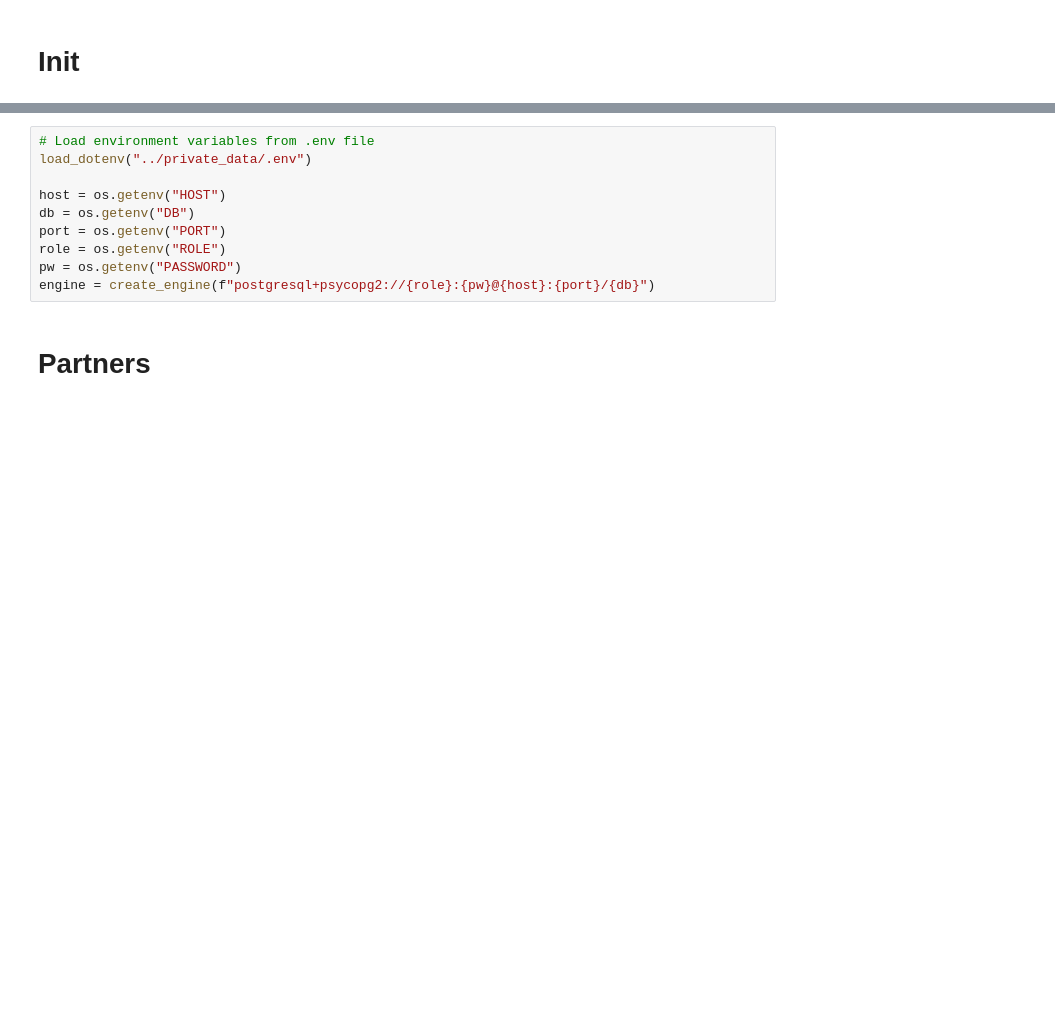
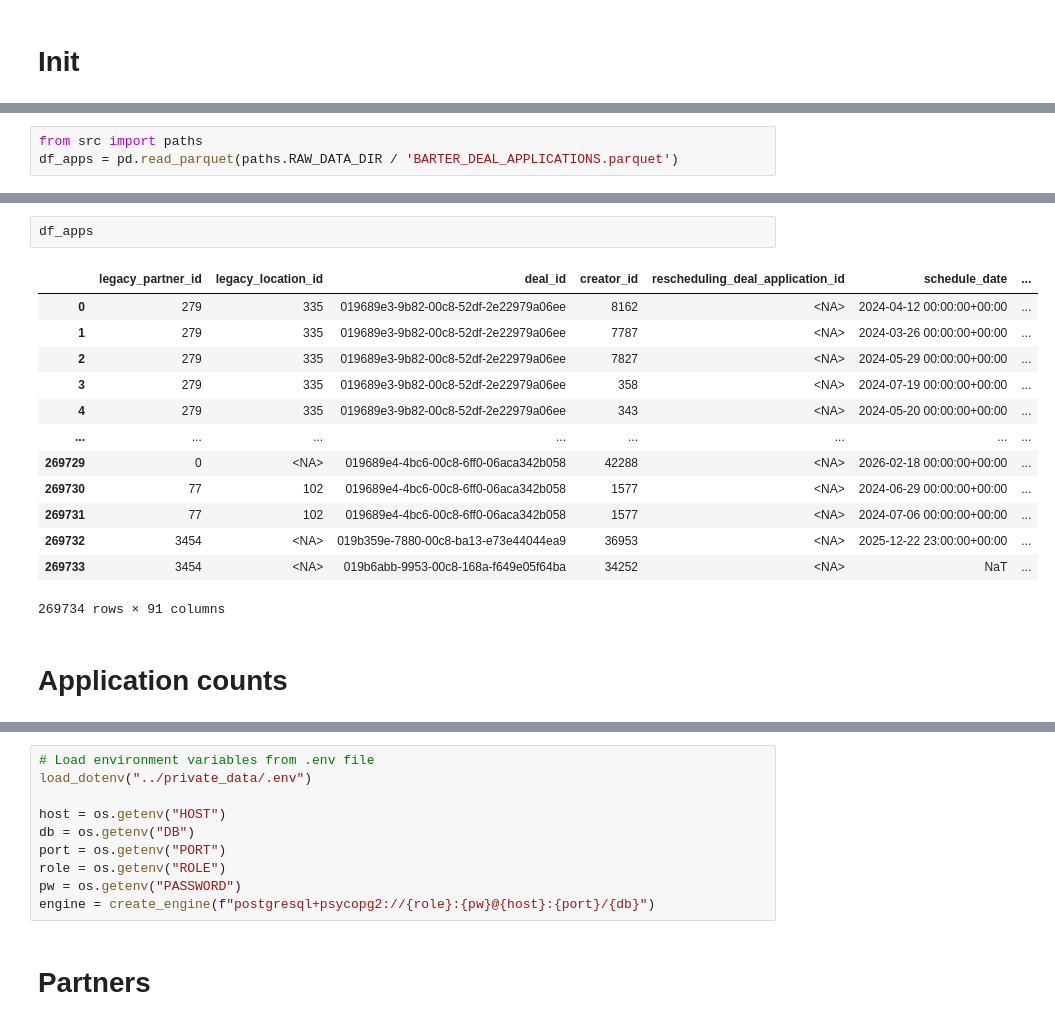
Before and after one commit to wouterbarter/AI_thesis_public, a Jupyter notebook: notebooks/barter_analysis_interesting_metrics.ipynb, the cells around one changed output, grey strips where cells are left out. Drawn from its saved outputs; the diff is of its cells as text; blank space fills up the shorter version.

```diff
--- a/notebooks/barter_analysis_interesting_metrics.ipynb
+++ b/notebooks/barter_analysis_interesting_metrics.ipynb
@@ -18,0 +32,3 @@ from src.utils import interactive_dataframe_selector
+# %%
+from src import paths
+df_apps = pd.read_parquet(paths.RAW_DATA_DIR / 'BARTER_DEAL_APPLICATIONS.parquet')
@@ -18,0 +53,18 @@ from src.utils import interactive_dataframe_selector
+# %%
+df_apps
+# %% [output]
+|  | legacy_partner_id | legacy_location_id | deal_id | creator_id | rescheduling_deal_application_id | schedule_date | ... |
+| 0 | 279 | 335 | 019689e3-9b82-00c8-52df-2e22979a06ee | 8162 | <NA> | 2024-04-12 00:00:00+00:00 | ... |
+| 1 | 279 | 335 | 019689e3-9b82-00c8-52df-2e22979a06ee | 7787 | <NA> | 2024-03-26 00:00:00+00:00 | ... |
+| 2 | 279 | 335 | 019689e3-9b82-00c8-52df-2e22979a06ee | 7827 | <NA> | 2024-05-29 00:00:00+00:00 | ... |
+| 3 | 279 | 335 | 019689e3-9b82-00c8-52df-2e22979a06ee | 358 | <NA> | 2024-07-19 00:00:00+00:00 | ... |
+| 4 | 279 | 335 | 019689e3-9b82-00c8-52df-2e22979a06ee | 343 | <NA> | 2024-05-20 00:00:00+00:00 | ... |
+| ... | ... | ... | ... | ... | ... | ... | ... |
+| 269729 | 0 | <NA> | 019689e4-4bc6-00c8-6ff0-06aca342b058 | 42288 | <NA> | 2026-02-18 00:00:00+00:00 | ... |
+| 269730 | 77 | 102 | 019689e4-4bc6-00c8-6ff0-06aca342b058 | 1577 | <NA> | 2024-06-29 00:00:00+00:00 | ... |
+| 269731 | 77 | 102 | 019689e4-4bc6-00c8-6ff0-06aca342b058 | 1577 | <NA> | 2024-07-06 00:00:00+00:00 | ... |
+| 269732 | 3454 | <NA> | 019b359e-7880-00c8-ba13-e73e44044ea9 | 36953 | <NA> | 2025-12-22 23:00:00+00:00 | ... |
+| 269733 | 3454 | <NA> | 019b6abb-9953-00c8-168a-f649e05f64ba | 34252 | <NA> | NaT | ... |
+269734 rows × 91 columns
+# %% [markdown]
+# Application counts
```
Also changed, not shown: parts of 35 cells of this notebook, 8 other files.
